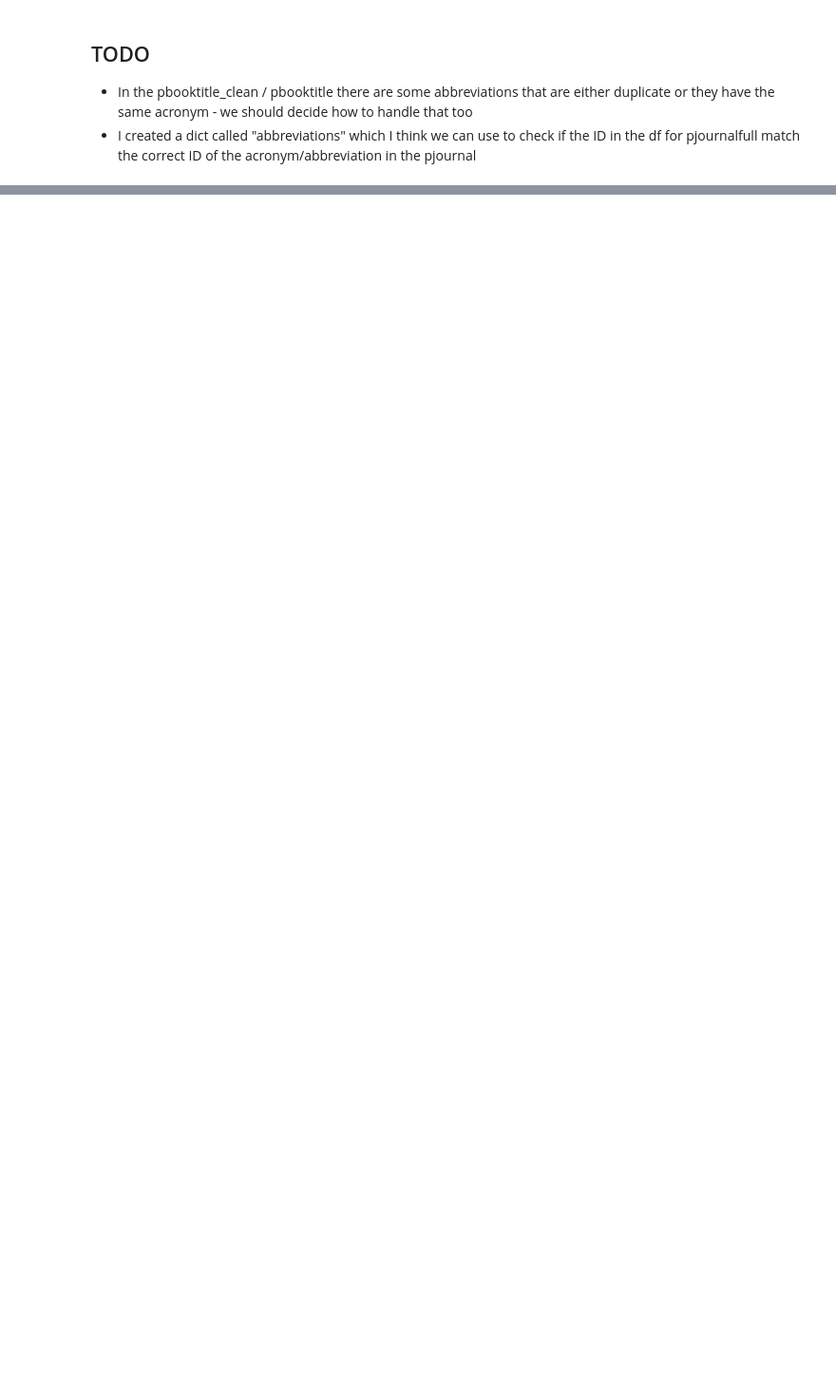
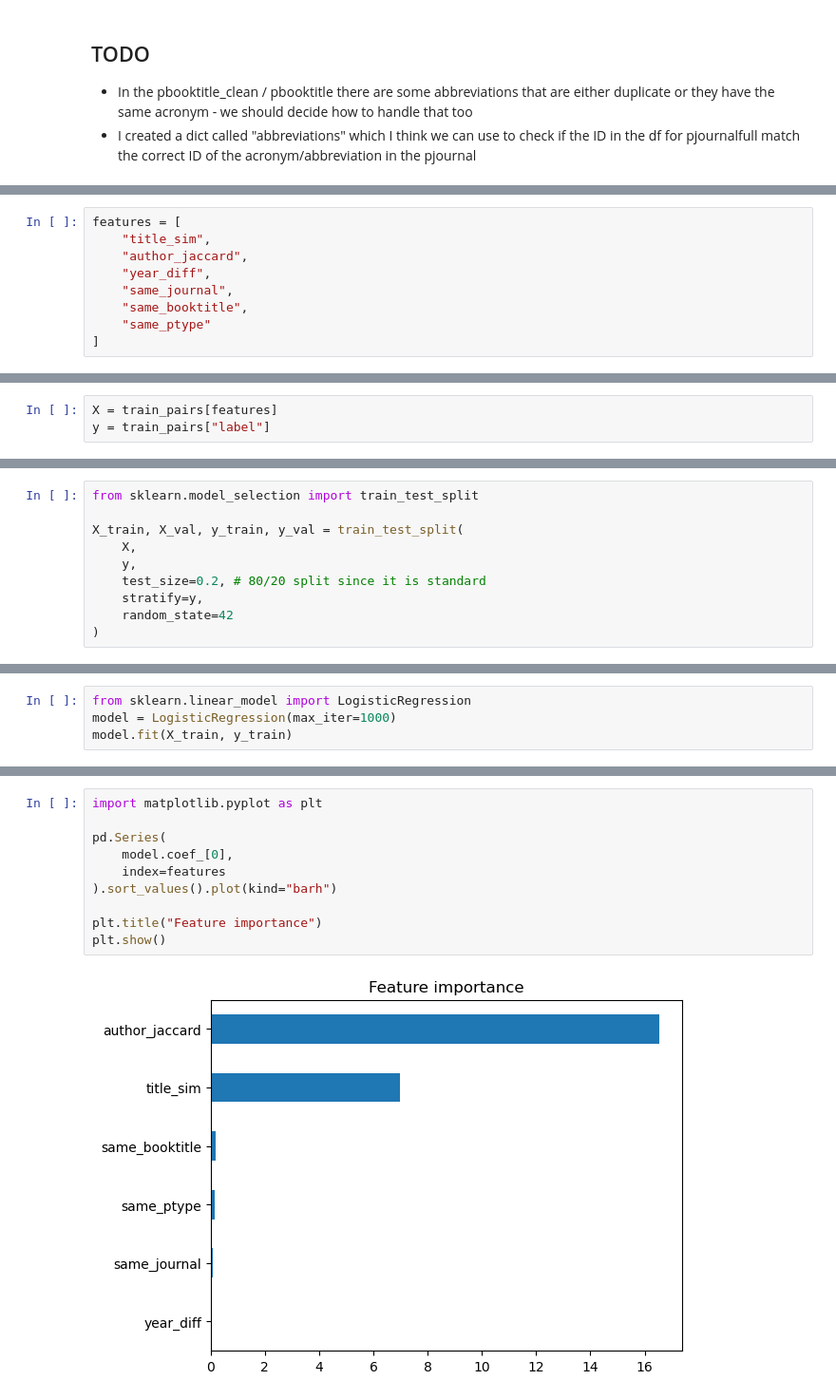
Before and after one commit to nagliskaro/big_data_g2, a Jupyter notebook: eda.ipynb, the cells around one changed output, grey strips where cells are left out. Shown at 95% size. Saved outputs shown, nothing was run; the diff lists cells and outputs as text; blank space fills up the shorter version.

```diff
--- a/eda.ipynb
+++ b/eda.ipynb
@@ -626,0 +1051,9 @@ with open('clean_data/pbooktitlefull_clean.json', 'w', encoding='utf-8') as f:
+# %%
+features = [
+    "title_sim",
+    "author_jaccard",
+    "year_diff",
+    "same_journal",
+    "same_booktitle",
+    "same_ptype"
+]
@@ -626,0 +1062,3 @@ with open('clean_data/pbooktitlefull_clean.json', 'w', encoding='utf-8') as f:
+# %%
+X = train_pairs[features]
+y = train_pairs["label"]
@@ -626,0 +1087,10 @@ with open('clean_data/pbooktitlefull_clean.json', 'w', encoding='utf-8') as f:
+# %%
+from sklearn.model_selection import train_test_split
+
+X_train, X_val, y_train, y_val = train_test_split(
+    X,
+    y,
+    test_size=0.2, # 80/20 split since it is standard
+    stratify=y,
+    random_state=42
+)
@@ -626,0 +1101,4 @@ with open('clean_data/pbooktitlefull_clean.json', 'w', encoding='utf-8') as f:
+# %%
+from sklearn.linear_model import LogisticRegression
+model = LogisticRegression(max_iter=1000)
+model.fit(X_train, y_train)
@@ -626,0 +1142,12 @@ with open('clean_data/pbooktitlefull_clean.json', 'w', encoding='utf-8') as f:
+# %%
+import matplotlib.pyplot as plt
+
+pd.Series(
+    model.coef_[0],
+    index=features
+).sort_values().plot(kind="barh")
+
+plt.title("Feature importance")
+plt.show()
+# %% [output]
+[figure, added]
```
Also changed, not shown: parts of 141 cells of this notebook, 2 other files.
